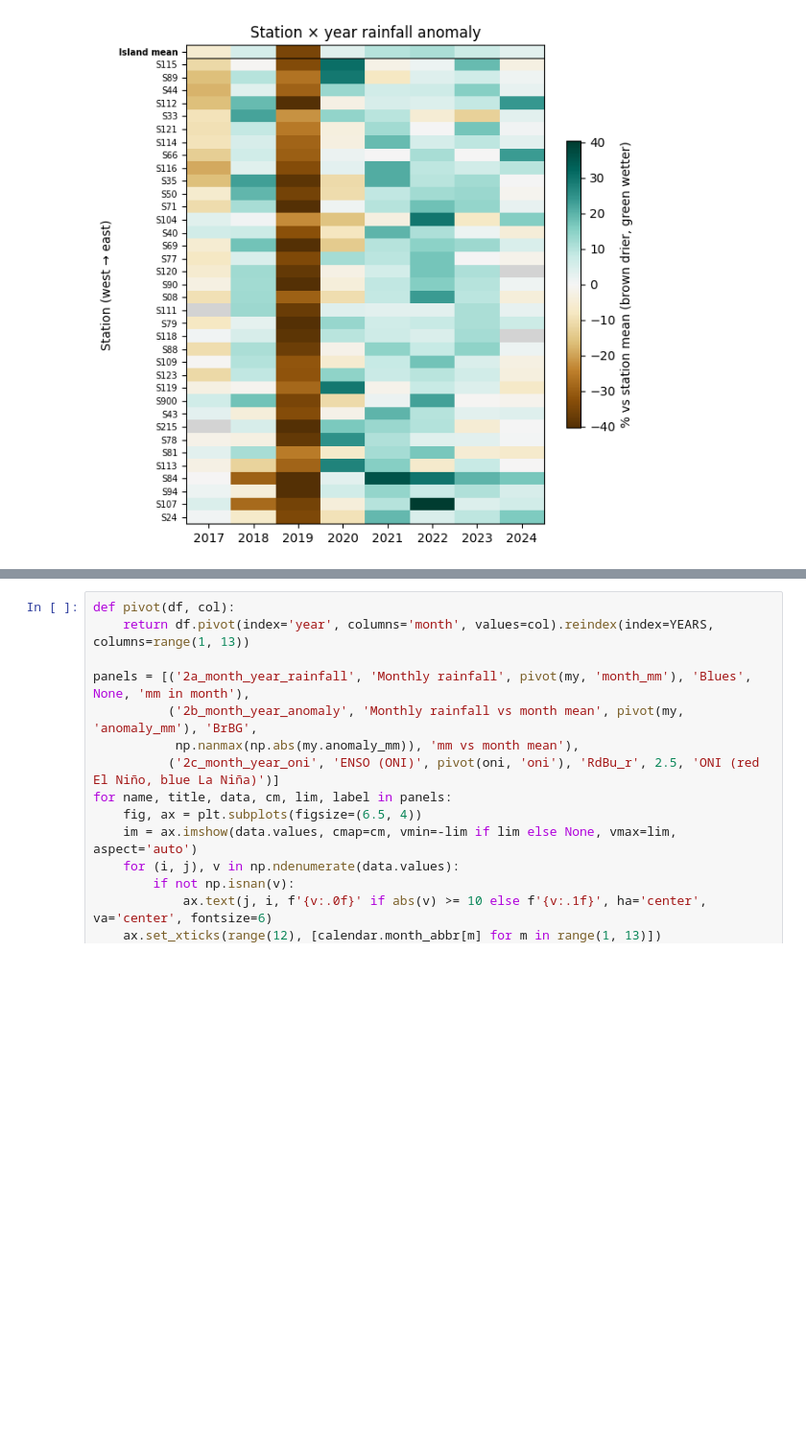
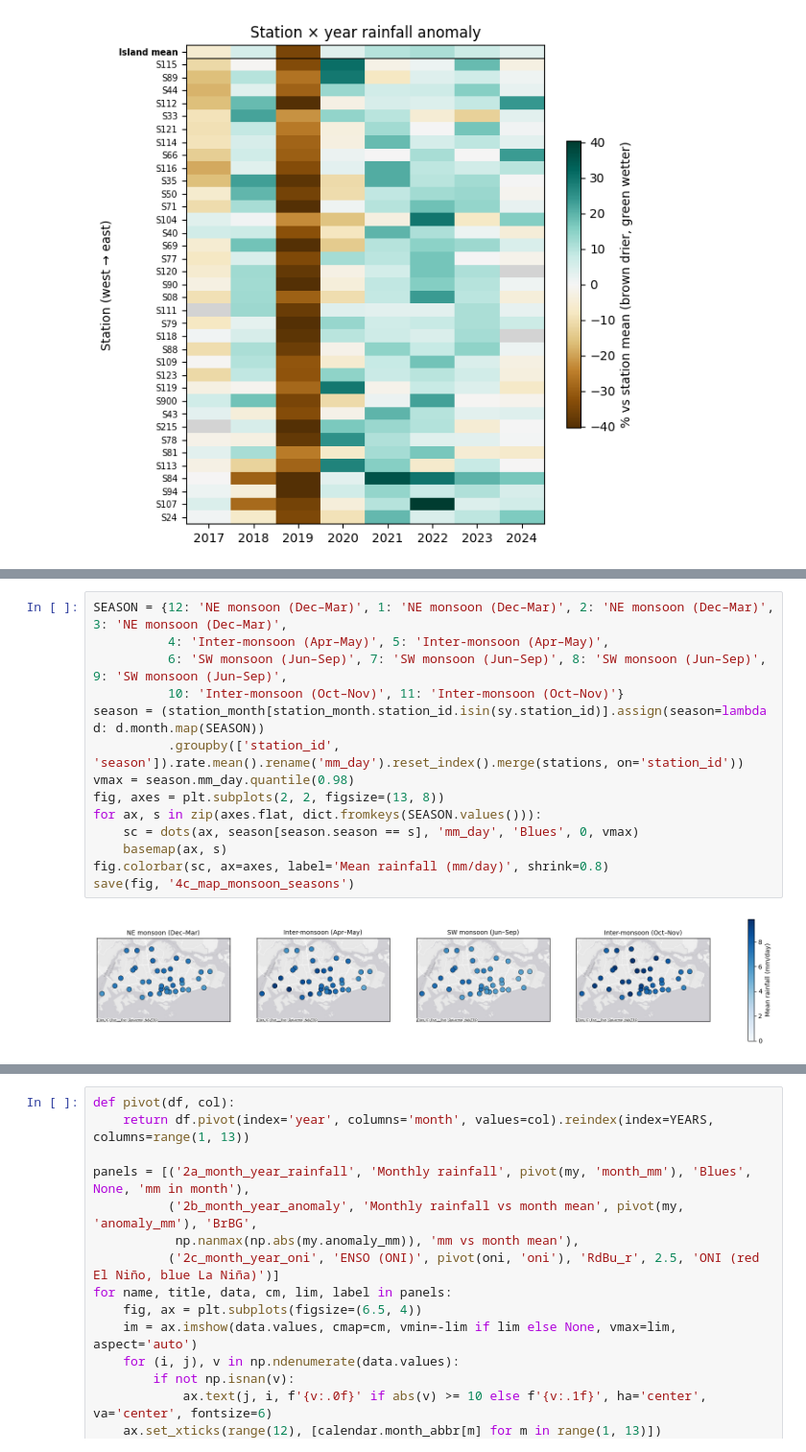
Before and after one commit to Yanaput/DSA5208-rainfall, a Jupyter notebook: task1_describe.ipynb, the cells around one changed output, grey strips where cells are left out. Shown at 96% size. Saved outputs shown, nothing was run; the diff lists cells and outputs as text; blank space fills up the shorter version.

```diff
--- a/task1_describe.ipynb
+++ b/task1_describe.ipynb
@@ -175,0 +236,16 @@ save(fig, '1_station_year_anomaly')
+# %%
+SEASON = {12: 'NE monsoon (Dec–Mar)', 1: 'NE monsoon (Dec–Mar)', 2: 'NE monsoon (Dec–Mar)', 3: 'NE monsoon (Dec–Mar)',
+          4: 'Inter-monsoon (Apr–May)', 5: 'Inter-monsoon (Apr–May)',
+          6: 'SW monsoon (Jun–Sep)', 7: 'SW monsoon (Jun–Sep)', 8: 'SW monsoon (Jun–Sep)', 9: 'SW monsoon (Jun–Sep)',
+          10: 'Inter-monsoon (Oct–Nov)', 11: 'Inter-monsoon (Oct–Nov)'}
+season = (station_month[station_month.station_id.isin(sy.station_id)].assign(season=lambda d: d.month.map(SEASON))
+          .groupby(['station_id', 'season']).rate.mean().rename('mm_day').reset_index().merge(stations, on='station_id'))
+vmax = season.mm_day.quantile(0.98)
+fig, axes = plt.subplots(2, 2, figsize=(13, 8))
+for ax, s in zip(axes.flat, dict.fromkeys(SEASON.values())):
+    sc = dots(ax, season[season.season == s], 'mm_day', 'Blues', 0, vmax)
+    basemap(ax, s)
+fig.colorbar(sc, ax=axes, label='Mean rainfall (mm/day)', shrink=0.8)
+save(fig, '4c_map_monsoon_seasons')
+# %% [output]
+[figure, added]
```
Also changed, not shown: parts of 18 cells of this notebook, 5 other files.
